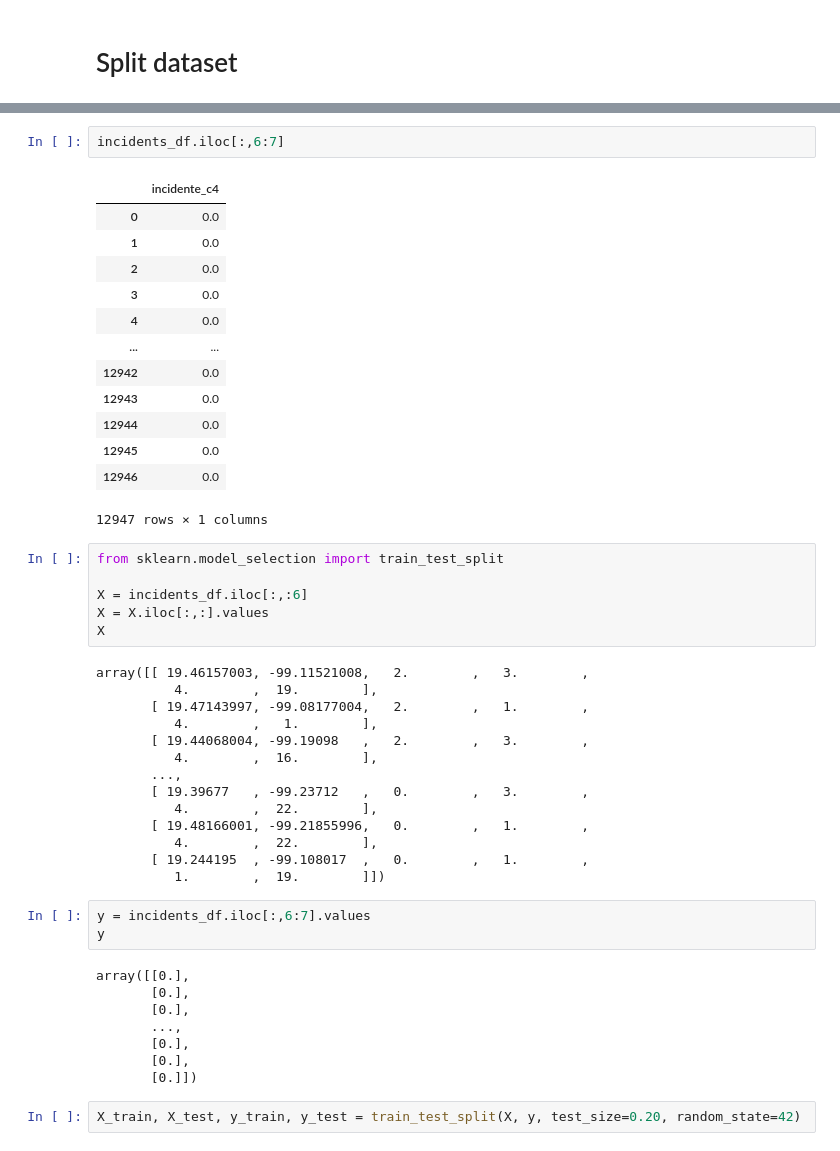
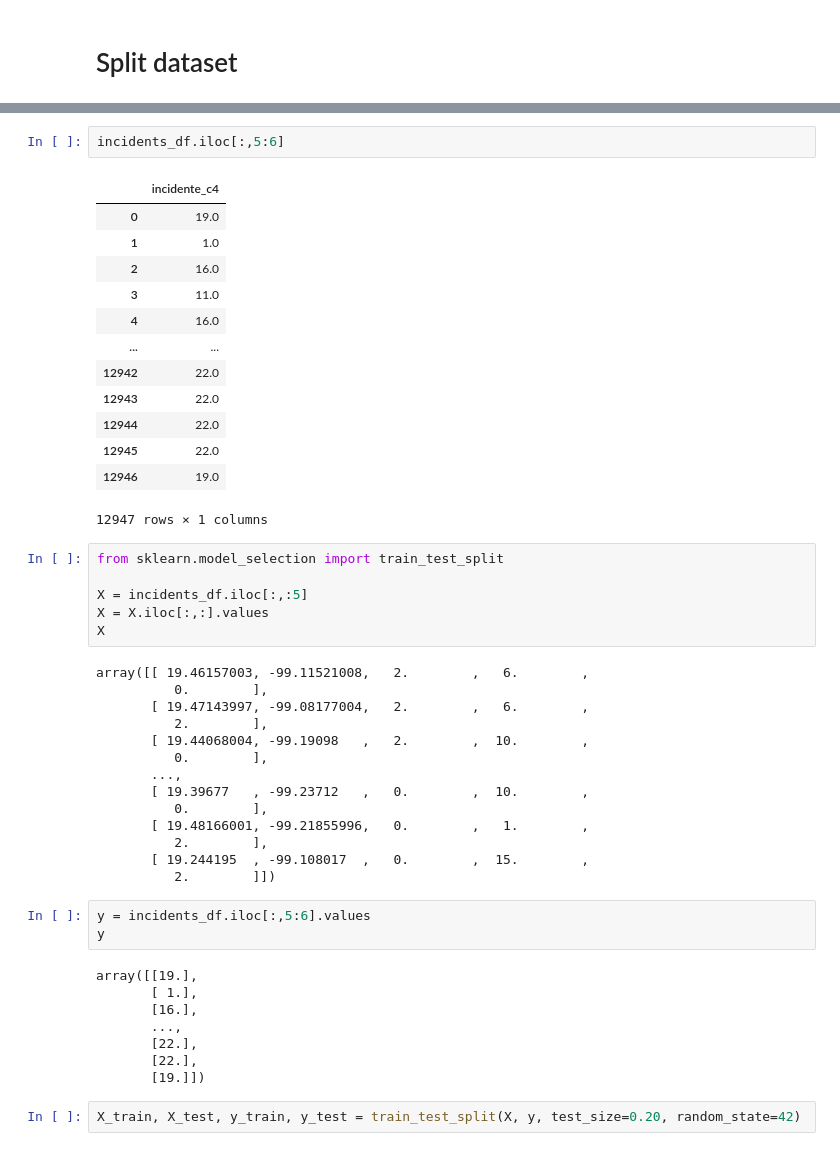
Before and after one commit to carloslme/accidents-prediction-cdmx, a Jupyter notebook: accidents_prediction_cdmx.ipynb, the cells around one changed output, grey strips where cells are left out. Saved outputs shown, nothing was run; the diff lists cells and outputs as text.

```diff
--- a/accidents_prediction_cdmx.ipynb
+++ b/accidents_prediction_cdmx.ipynb
@@ -660,50 +660,50 @@ incidents_df
 # %%
-incidents_df.iloc[:,6:7]
+incidents_df.iloc[:,5:6]
 # %% [output]
 |  | incidente_c4 |
-| 0 | 0.0 |
-| 1 | 0.0 |
-| 2 | 0.0 |
-| 3 | 0.0 |
-| 4 | 0.0 |
+| 0 | 19.0 |
+| 1 | 1.0 |
+| 2 | 16.0 |
+| 3 | 11.0 |
+| 4 | 16.0 |
 | ... | ... |
-| 12942 | 0.0 |
-| 12943 | 0.0 |
-| 12944 | 0.0 |
-| 12945 | 0.0 |
-| 12946 | 0.0 |
+| 12942 | 22.0 |
+| 12943 | 22.0 |
+| 12944 | 22.0 |
+| 12945 | 22.0 |
+| 12946 | 19.0 |
 12947 rows × 1 columns
 # %%
 from sklearn.model_selection import train_test_split
 
-X = incidents_df.iloc[:,:6]
+X = incidents_df.iloc[:,:5]
 X = X.iloc[:,:].values
 X
 # %% [output]
-array([[ 19.46157003, -99.11521008,   2.        ,   3.        ,
-          4.        ,  19.        ],
-       [ 19.47143997, -99.08177004,   2.        ,   1.        ,
-          4.        ,   1.        ],
-       [ 19.44068004, -99.19098   ,   2.        ,   3.        ,
-          4.        ,  16.        ],
+array([[ 19.46157003, -99.11521008,   2.        ,   6.        ,
+          0.        ],
+       [ 19.47143997, -99.08177004,   2.        ,   6.        ,
+          2.        ],
+       [ 19.44068004, -99.19098   ,   2.        ,  10.        ,
+          0.        ],
        ...,
-       [ 19.39677   , -99.23712   ,   0.        ,   3.        ,
-          4.        ,  22.        ],
+       [ 19.39677   , -99.23712   ,   0.        ,  10.        ,
+          0.        ],
        [ 19.48166001, -99.21855996,   0.        ,   1.        ,
-          4.        ,  22.        ],
-       [ 19.244195  , -99.108017  ,   0.        ,   1.        ,
-          1.        ,  19.        ]])
+          2.        ],
+       [ 19.244195  , -99.108017  ,   0.        ,  15.        ,
+          2.        ]])
 # %%
-y = incidents_df.iloc[:,6:7].values
+y = incidents_df.iloc[:,5:6].values
 y
 # %% [output]
-array([[0.],
-       [0.],
-       [0.],
+array([[19.],
+       [ 1.],
+       [16.],
        ...,
-       [0.],
-       [0.],
-       [0.]])
+       [22.],
+       [22.],
+       [19.]])
 # %%
 X_train, X_test, y_train, y_test = train_test_split(X, y, test_size=0.20, random_state=42)
 # %% [markdown]
```
Also changed, not shown: parts of 1 cell of this notebook.
